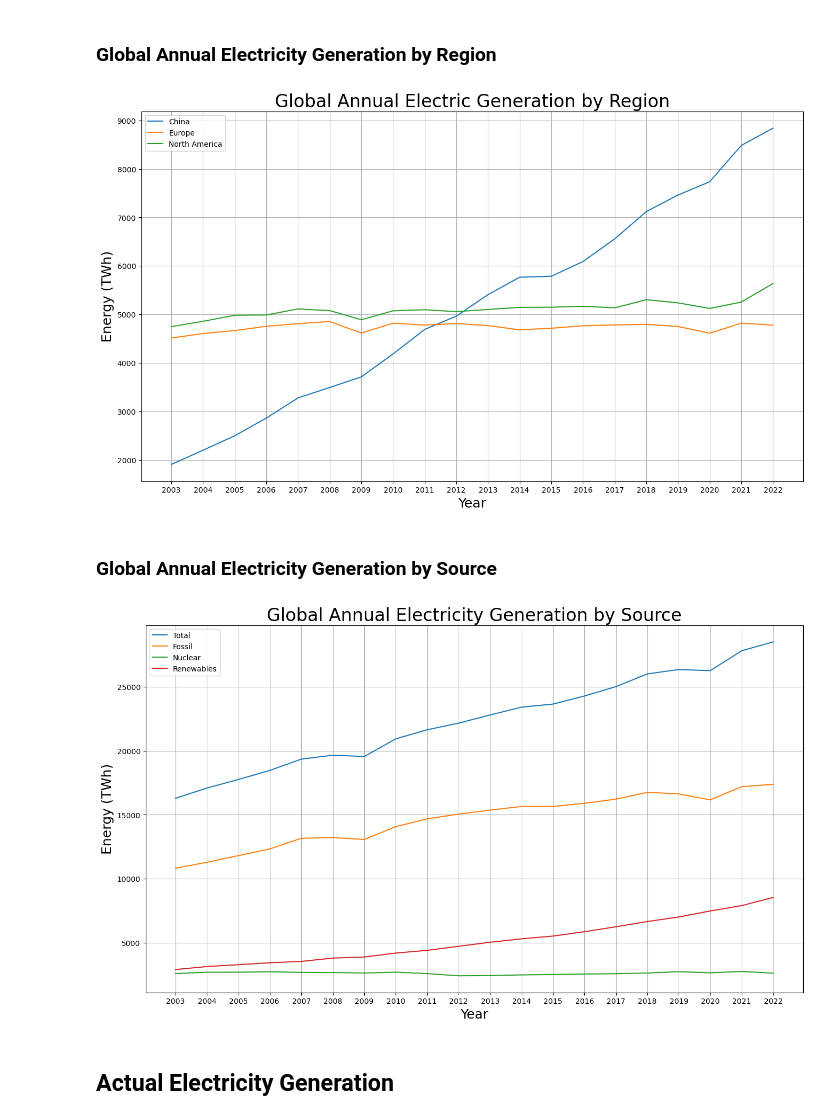
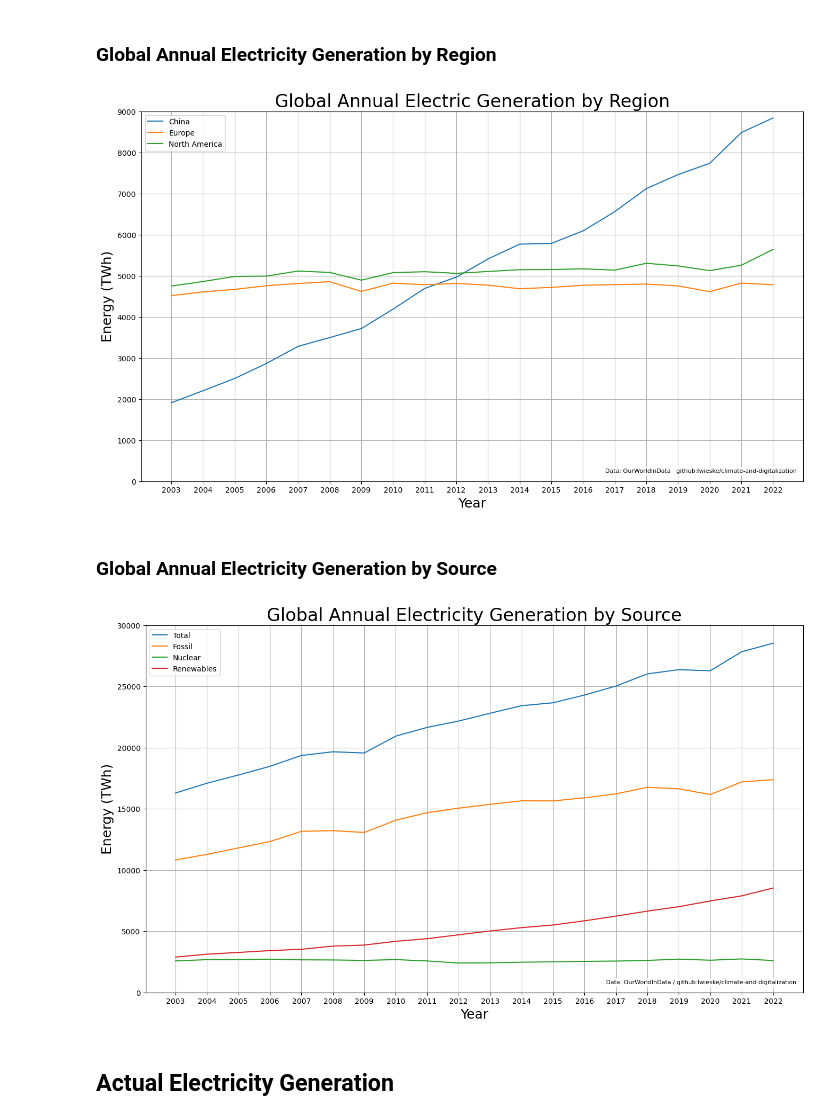
Before and after one commit to lwieske/climate-and-digitalization, a Jupyter notebook: README.ipynb, the cells around one changed output. Drawn from its saved outputs; the diff is of its cells as text; code cells hidden in the pictures.

Commit message:
additional visualizations

```diff
--- a/README.ipynb
+++ b/README.ipynb
@@ -71,0 +222,25 @@ plt.show()
+# %%
+plt.rcParams["figure.figsize"] = (16,9)
+
+ax1 = plt.gca()
+
+ax1.plot(df[[ 'AGGI' ]], color='black')
+ax1.set_xlabel('Year', size = 18)
+ax1.set_ylabel('AGGI', size = 18)
+
+ax2 = ax1.twinx()
+
+ax2.plot(df[[ 'CO2' ]],   label='CO2')
+ax2.plot(df[[ 'CH4' ]],   label='CH4')
+ax2.plot(df[[ 'N2O' ]],   label='N2O')
+ax2.plot(df[[ 'CFC*' ]],  label='CFC*')
+ax2.plot(df[[ 'Total' ]], label='Total')
+ax2.set_ylabel('Radiative Forcing (W/m²)', size = 18)
+
+ax2.legend(loc='upper left')
+
+finalize_plot(plt,
+    'NOAA Annual Greenhouse Gas Index',
+    'Data: OurWorldInData   github:lwieske/climate-and-digitalization',
+    'NOAA_annual_greenhouse_gas_index',
+)
@@ -76,9 +253,7 @@ plt.show()
 # %% [markdown]
 ### Global Annual Primary Energy Consumption by Region
 # %%
-raw_owid_energy_data = pd.read_csv(
-    'https://nyc3.digitaloceanspaces.com/owid-public/data/energy/owid-energy-data.csv'
-)
+raw_owid_energy_data = pd.read_csv('data/owid-energy-data.csv')
 # %%
 df = raw_owid_energy_data
 
@@ -294,31 +465,33 @@ dfs = [(lambda c, r: \
                         'North America',
 ]]
 
-df = reduce(lambda df1,df2: pd.merge(df1,df2,on='year'), dfs)
+df = functools.reduce(lambda df1,df2: pd.merge(df1,df2,on='year'), dfs)
 # %%
 plt.rcParams["figure.figsize"] = (16,9)
 
 df.plot(subplots = False)
 
 plt.xlabel("Year",  size = 18)
 plt.ylabel("Energy (TWh)", size = 18)
+
+plt.ylim(0, 9000)
 
 plt.xticks([
         2003, 2004, 2005, 2006, 2007,
         2008, 2009, 2010, 2011, 2012,
         2013, 2014, 2015, 2016, 2017,
         2018, 2019, 2020, 2021, 2022
 ])
 
 plt.title('Global Annual Electric Generation by Region', size = 24)
 
-plt.grid()
-
-plt.savefig('images/global_annual_electricity_generation_by_region.png')
-
-plt.show()
+finalize_plot(plt,
+    'Global Annual Electric Generation by Region',
+    'Data: OurWorldInData   github:lwieske/climate-and-digitalization',
+    'global_annual_electricity_generation_by_region',
+)
 # %% [output]
-[figure, old version]
+[figure, new version]
 # %% [markdown]
 ### Global Annual Electricity Generation by Source
 # %%
@@ -361,6 +534,8 @@ df.plot(subplots = False)
 plt.xlabel("Year", size = 18)
 plt.ylabel("Energy (TWh)", size = 18)
 
+plt.ylim(0, 30000)
+
 plt.xticks([
         2003, 2004, 2005, 2006, 2007,
         2008, 2009, 2010, 2011, 2012,
@@ -368,15 +543,13 @@ plt.xticks([
         2018, 2019, 2020, 2021, 2022
 ])
 
-plt.title('Global Annual Electricity Generation by Source', size = 24)
-
-plt.grid()
-
-plt.savefig('images/global_annual_electricity_generation_by_source.png')
-
-plt.show()
+finalize_plot(plt,
+    'Global Annual Electricity Generation by Source',
+    'Data: OurWorldInData / github:lwieske/climate-and-digitalization',
+    'global_annual_electricity_generation_by_source',
+)
 # %% [output]
-[figure, old version]
+[figure, new version]
 # %% [markdown]
 ## Actual Electricity Generation
 # %% [markdown]
```
Also changed, not shown: parts of 42 cells of this notebook, 29 other files.
